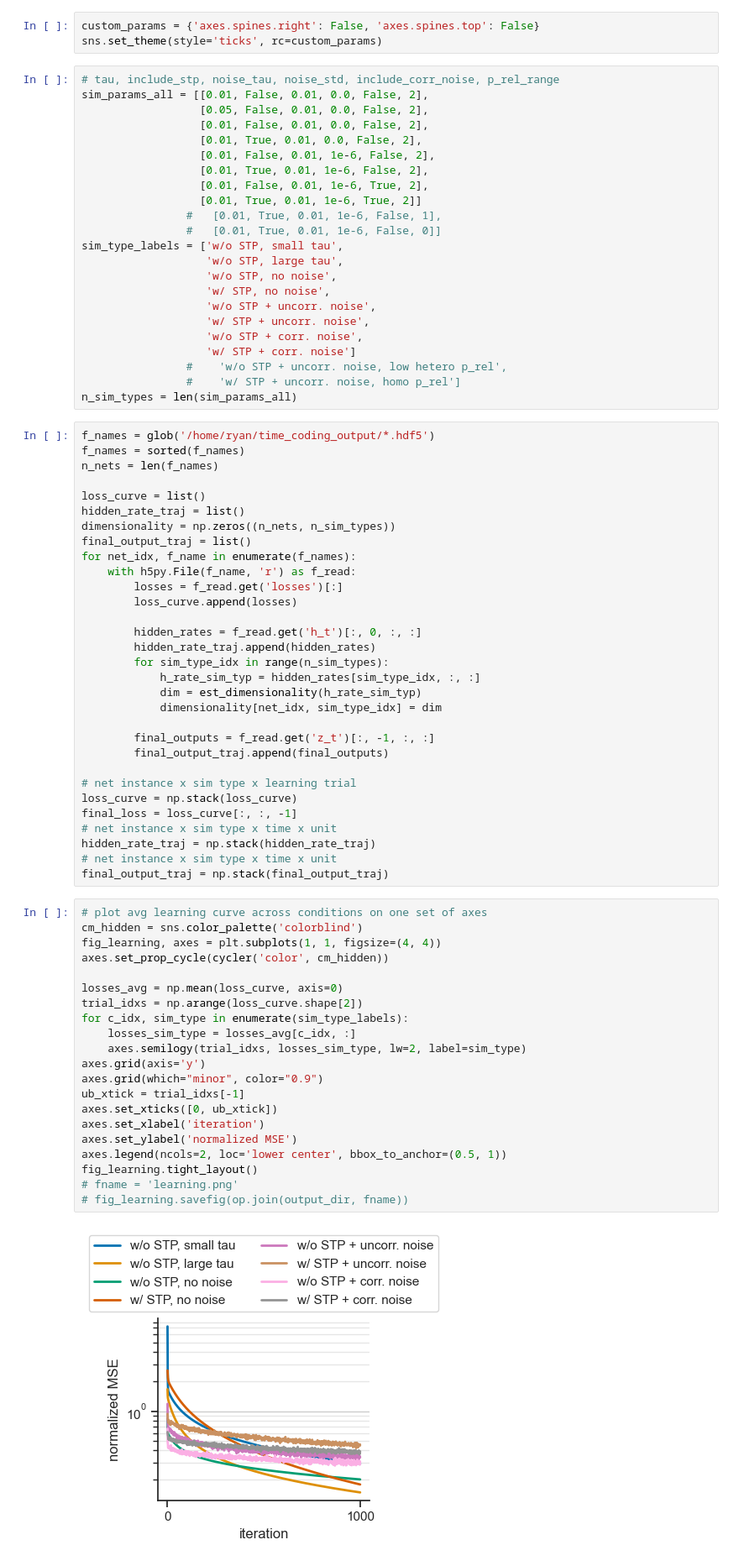
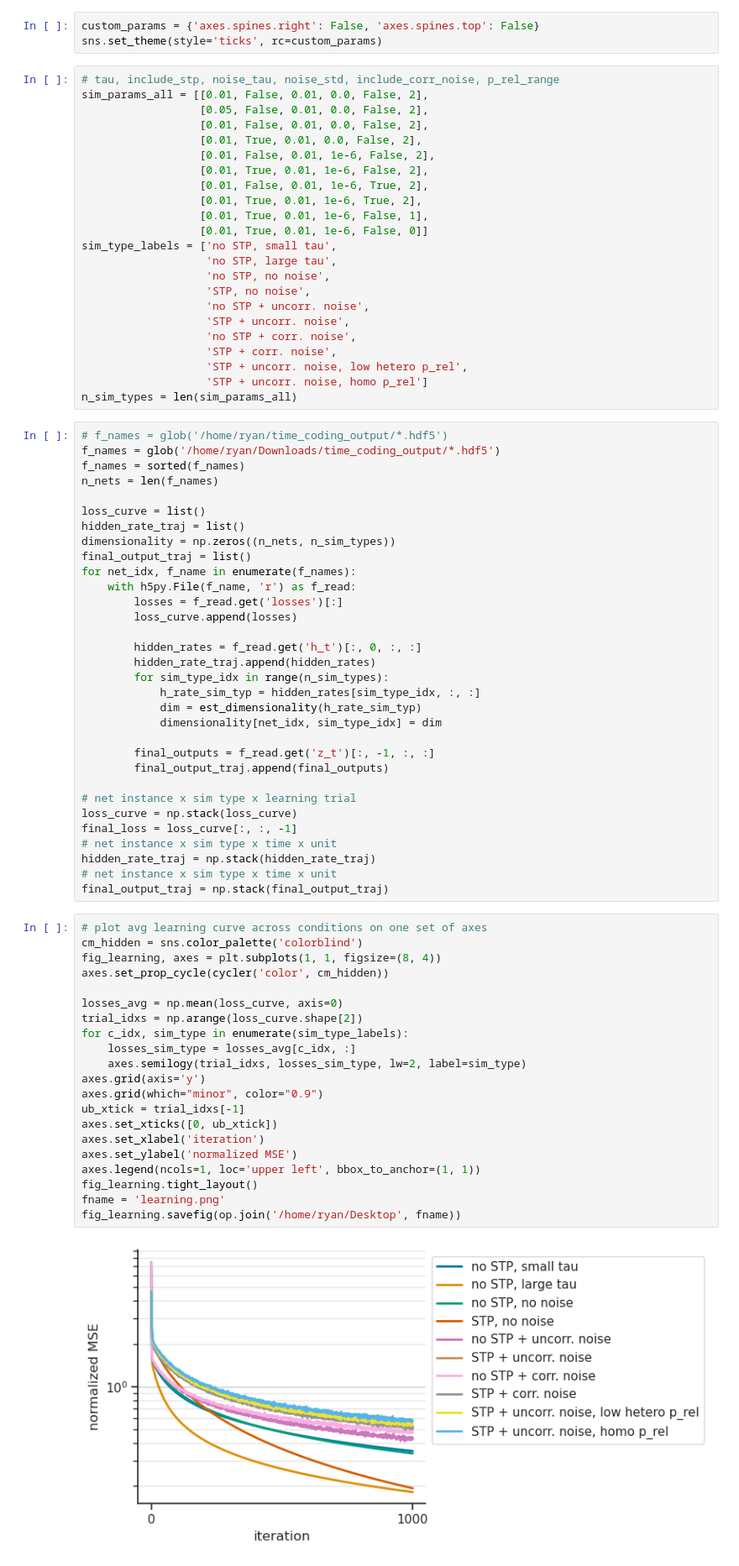
Before and after one commit to rythorpe/time_coding, a Jupyter notebook: analysis.ipynb, the cells around one changed output. Shown at 84% size. Cells and saved outputs as stored; diff of their text form.

Commit message:
VIZ: improve plots in analysis.ipynb

```diff
--- a/analysis.ipynb
+++ b/analysis.ipynb
@@ -26,22 +26,23 @@ sim_params_all = [[0.01, False, 0.01, 0.0, False, 2],
                   [0.01, False, 0.01, 1e-6, False, 2],
                   [0.01, True, 0.01, 1e-6, False, 2],
                   [0.01, False, 0.01, 1e-6, True, 2],
-                  [0.01, True, 0.01, 1e-6, True, 2]]
-                #   [0.01, True, 0.01, 1e-6, False, 1],
-                #   [0.01, True, 0.01, 1e-6, False, 0]]
-sim_type_labels = ['w/o STP, small tau',
-                   'w/o STP, large tau',
-                   'w/o STP, no noise',
-                   'w/ STP, no noise',
-                   'w/o STP + uncorr. noise',
-                   'w/ STP + uncorr. noise',
-                   'w/o STP + corr. noise',
-                   'w/ STP + corr. noise']
-                #    'w/o STP + uncorr. noise, low hetero p_rel',
-                #    'w/ STP + uncorr. noise, homo p_rel']
+                  [0.01, True, 0.01, 1e-6, True, 2],
+                  [0.01, True, 0.01, 1e-6, False, 1],
+                  [0.01, True, 0.01, 1e-6, False, 0]]
+sim_type_labels = ['no STP, small tau',
+                   'no STP, large tau',
+                   'no STP, no noise',
+                   'STP, no noise',
+                   'no STP + uncorr. noise',
+                   'STP + uncorr. noise',
+                   'no STP + corr. noise',
+                   'STP + corr. noise',
+                   'STP + uncorr. noise, low hetero p_rel',
+                   'STP + uncorr. noise, homo p_rel']
 n_sim_types = len(sim_params_all)
 # %%
-f_names = glob('/home/ryan/time_coding_output/*.hdf5')
+# f_names = glob('/home/ryan/time_coding_output/*.hdf5')
+f_names = glob('/home/ryan/Downloads/time_coding_output/*.hdf5')
 f_names = sorted(f_names)
 n_nets = len(f_names)
 
@@ -74,26 +75,26 @@ final_output_traj = np.stack(final_output_traj)
 # %%
 # plot avg learning curve across conditions on one set of axes
 cm_hidden = sns.color_palette('colorblind')
-fig_learning, axes = plt.subplots(1, 1, figsize=(4, 4))
+fig_learning, axes = plt.subplots(1, 1, figsize=(8, 4))
 axes.set_prop_cycle(cycler('color', cm_hidden))
 
 losses_avg = np.mean(loss_curve, axis=0)
 trial_idxs = np.arange(loss_curve.shape[2])
 for c_idx, sim_type in enumerate(sim_type_labels):
     losses_sim_type = losses_avg[c_idx, :]
     axes.semilogy(trial_idxs, losses_sim_type, lw=2, label=sim_type)
 axes.grid(axis='y')
 axes.grid(which="minor", color="0.9")
 ub_xtick = trial_idxs[-1]
 axes.set_xticks([0, ub_xtick])
 axes.set_xlabel('iteration')
 axes.set_ylabel('normalized MSE')
-axes.legend(ncols=2, loc='lower center', bbox_to_anchor=(0.5, 1))
+axes.legend(ncols=1, loc='upper left', bbox_to_anchor=(1, 1))
 fig_learning.tight_layout()
-# fname = 'learning.png'
-# fig_learning.savefig(op.join(output_dir, fname))
+fname = 'learning.png'
+fig_learning.savefig(op.join('/home/ryan/Desktop', fname))
 # %% [output]
-[figure, old version]
+[figure, new version]
 # %%
 data = {key: final_loss[:, idx] for idx, key in enumerate(sim_type_labels)}
 df = pd.DataFrame(data)
```
Also changed, not shown: parts of 2 cells of this notebook.
